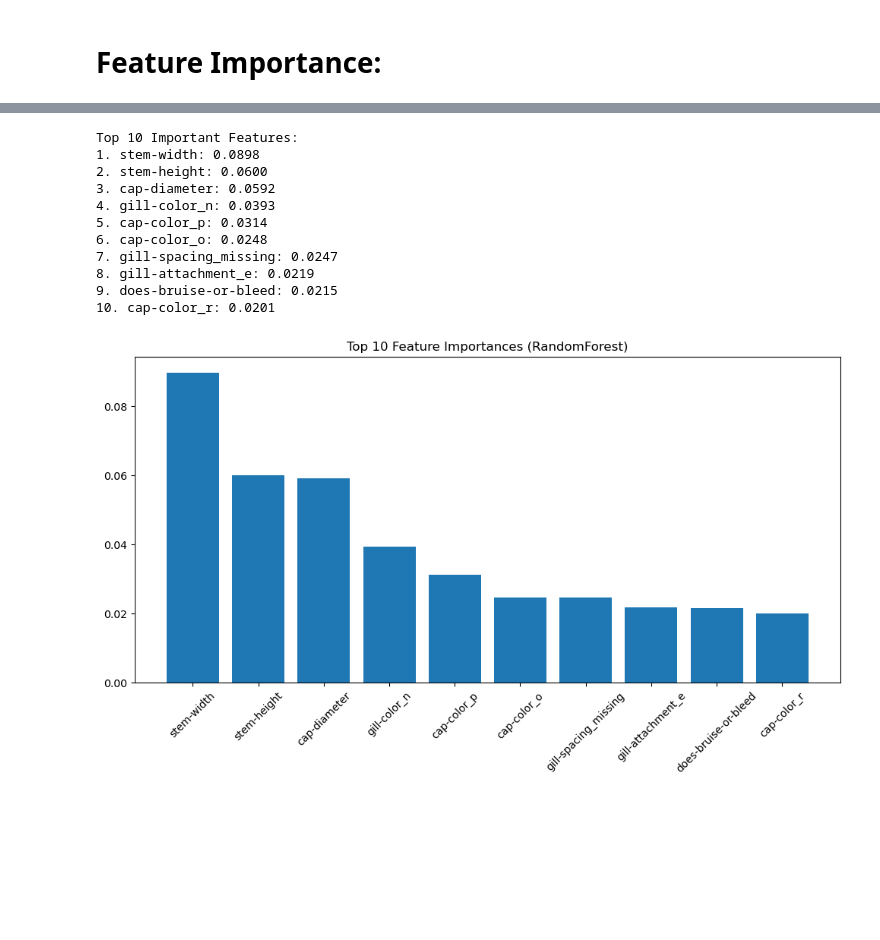
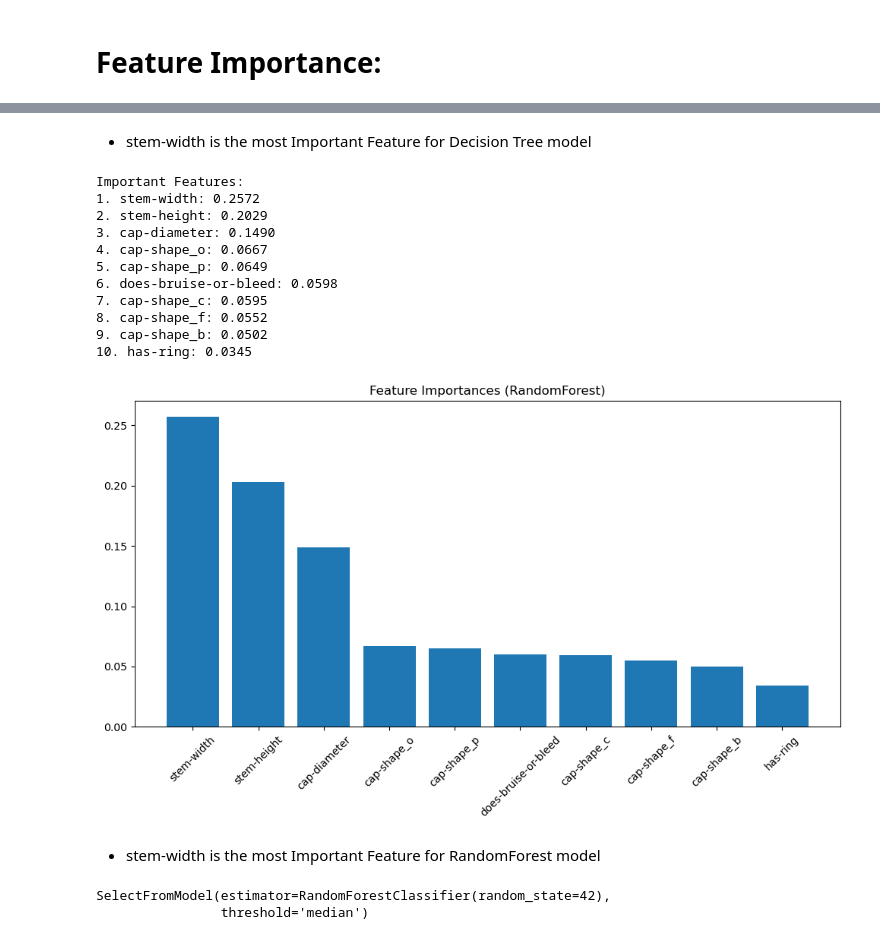
Before and after one commit to samaaturky/mushroom-classification-, a Jupyter notebook: mushroom (updated).ipynb, the cells around one changed output, grey strips where cells are left out. Saved outputs shown, nothing was run; the diff lists cells and outputs as text; code cells hidden in the pictures; blank space fills up the shorter version.

```diff
--- a/mushroom (5).ipynb
+++ b/mushroom (updated).ipynb
@@ -624,4 +712,5 @@ Name: proportion, dtype: float64
 # %%
+from sklearn.base import clone #for faster performance
 #define feature selectors:
 selectors= {
     "Chi2":SelectKBest(score_func=chi2, k=10),#filter
@@ -643,14 +732,14 @@ results = []
 
 # Loop over all combinations
 for sel_name, selector in selectors.items():
-    # Fit selector on training data
     X_train_sel = selector.fit_transform(X_train, y_train)
-    X_test_sel  = selector.transform(X_test)
+    X_test_sel = selector.transform(X_test)
 
     for model_name, model in models.items():
-        model.fit(X_train_sel, y_train)
-        y_pred = model.predict(X_test_sel)
-        y_prob = model.predict_proba(X_test_sel)[:,1]
+        model_instance = clone(model)  # New instance each loop
+        model_instance.fit(X_train_sel, y_train)
+        y_pred = model_instance.predict(X_test_sel)
+        y_prob = model_instance.predict_proba(X_test_sel)[:, 1]
 
         results.append({
             "Selector": sel_name,
@@ -660,7 +749,6 @@ for sel_name, selector in selectors.items():
             "ROC_AUC": roc_auc_score(y_test, y_prob)
         })
 
-#put results in DataFrame
 results_df = pd.DataFrame(results)
 print(results_df.sort_values(by="ROC_AUC", ascending=False).head(10))
 # %% [output]
@@ -847,16 +966,13 @@ Best CV Score: 0.9833381818732654
 # %%
 #evaluate gridsearch1:
-rf_final = RandomForestClassifier(max_depth= 20, max_features= 'sqrt', min_samples_leaf= 1, min_samples_split= 5, n_estimators= 200,n_jobs=-1)
+rf_final = RandomForestClassifier(max_depth=20, min_samples_split=5, n_estimators=200,random_state=42)
 
 # Train on training data
 rf_final.fit(X_train_sel, y_train)
 
-# Predictions on test
-y_pred = rf_final.predict(X_test_sel)
+# Predictions
+y_pred_train , y_pred_test=predict(rf_final,X_train_sel,X_test_sel)
 
 # Evaluation
-print("Best Params used: {'max_depth': 20, 'max_features': 'sqrt', 'min_samples_leaf': 1, 'min_samples_split': 5, 'n_estimators': 200}")
-print("Test Accuracy:", accuracy_score(y_test, y_pred))
-print("\nClassification Report:\n", classification_report(y_test, y_pred))
-print("\nConfusion Matrix:\n", confusion_matrix(y_test, y_pred))
+evaluate(y_train, y_pred_train,y_test, y_pred_test)
 # %% [output]
@@ -901,15 +1017,0 @@ Best CV Score: 1.0
-# %%
-#evaluate gridsearch2:
-rf_final = RandomForestClassifier(max_depth= None, min_samples_leaf= 1, min_samples_split= 2, n_estimators= 100,n_jobs=-1)
-
-# Train on training data
-rf_final.fit(X_train_sel, y_train)
-
-# Predictions on test
-y_pred = rf_final.predict(X_test_sel)
-
-# Evaluation
-print("Best Params used:'max_depth': None, 'min_samples_leaf': 1, 'min_samples_split': 2, 'n_estimators': 100")
-print("Test Accuracy:", accuracy_score(y_test, y_pred))
-print("\nClassification Report:\n", classification_report(y_test, y_pred))
-print("\nConfusion Matrix:\n", confusion_matrix(y_test, y_pred))
@@ -1366,34 +1423,44 @@ Top 10 Important Features:
+# %% [markdown]
+- stem-width is the most Important Feature for Decision Tree model
 # %%
 #random forest feature importance
 feature_names = X_train.columns
 rf_importances = rf_final.feature_importances_
 indices = np.argsort(rf_importances)[::-1]
 
 # print Top Features
-print("\nTop 10 Important Features:")
+print("\nImportant Features:")
 for i in range(10):
     print(f"{i+1}. {feature_names[indices[i]]}: {rf_importances[indices[i]]:.4f}")
 
 #plot feature importances
 plt.figure(figsize=(10, 6))
-plt.bar(range(10), rf_importances[indices[:10]], align="center")
+plt.bar(range(10), rf_importances[indices[:10]])
 plt.xticks(range(10), [feature_names[i] for i in indices[:10]], rotation=45)
-plt.title("Top 10 Feature Importances (RandomForest)")
+plt.title("Feature Importances (RandomForest)")
 plt.tight_layout()
 plt.show()
 # %% [output]
-Top 10 Important Features:
-1. stem-width: 0.0898
-2. stem-height: 0.0600
-3. cap-diameter: 0.0592
-4. gill-color_n: 0.0393
-5. cap-color_p: 0.0314
-6. cap-color_o: 0.0248
-7. gill-spacing_missing: 0.0247
-8. gill-attachment_e: 0.0219
-9. does-bruise-or-bleed: 0.0215
-10. cap-color_r: 0.0201
+Important Features:
+1. stem-width: 0.2572
+2. stem-height: 0.2029
+3. cap-diameter: 0.1490
+4. cap-shape_o: 0.0667
+5. cap-shape_p: 0.0649
+6. does-bruise-or-bleed: 0.0598
+7. cap-shape_c: 0.0595
+8. cap-shape_f: 0.0552
+9. cap-shape_b: 0.0502
+10. has-ring: 0.0345
-[figure, old version]
+[figure, new version]
+# %% [markdown]
+- stem-width is the most Important Feature for RandomForest model
+# %%
+rf_selector = SelectFromModel(RandomForestClassifier(random_state=42), threshold="median")
+rf_selector.fit(X_train, y_train)
+# %% [output]
+SelectFromModel(estimator=RandomForestClassifier(random_state=42),
+                threshold='median')
 # %%
 # define final models
 models = {
```
Also changed, not shown: parts of 54 cells of this notebook, 3 other files.
